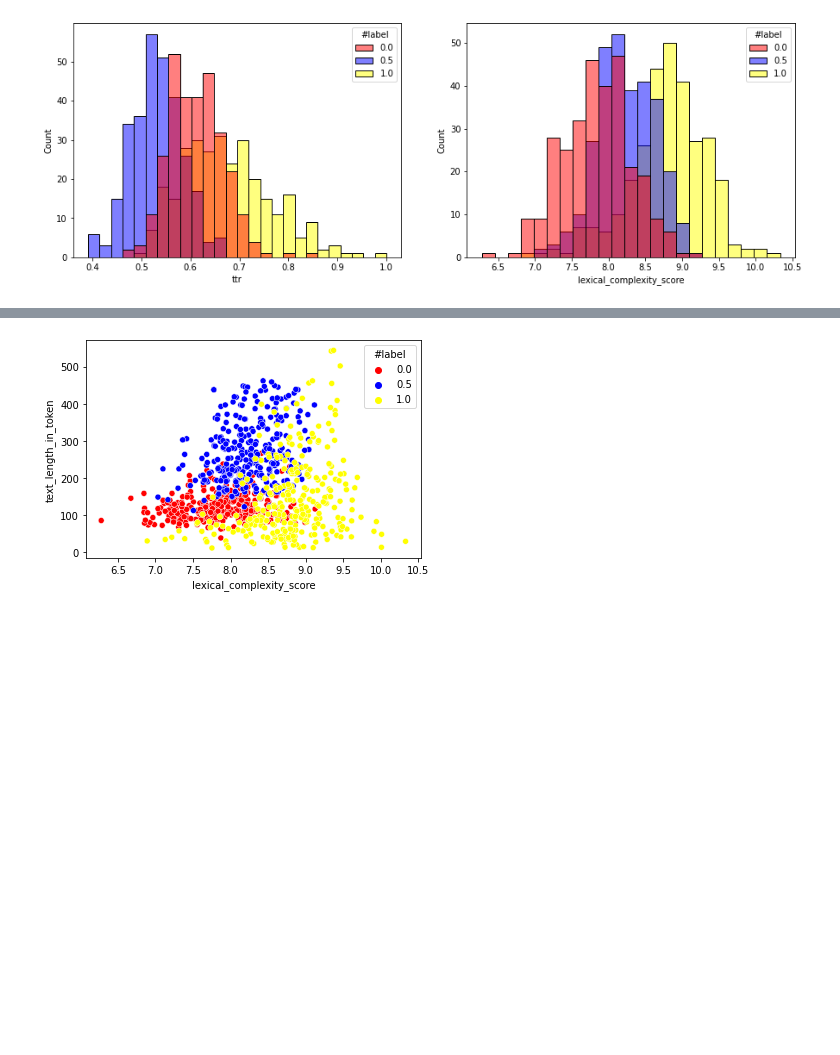
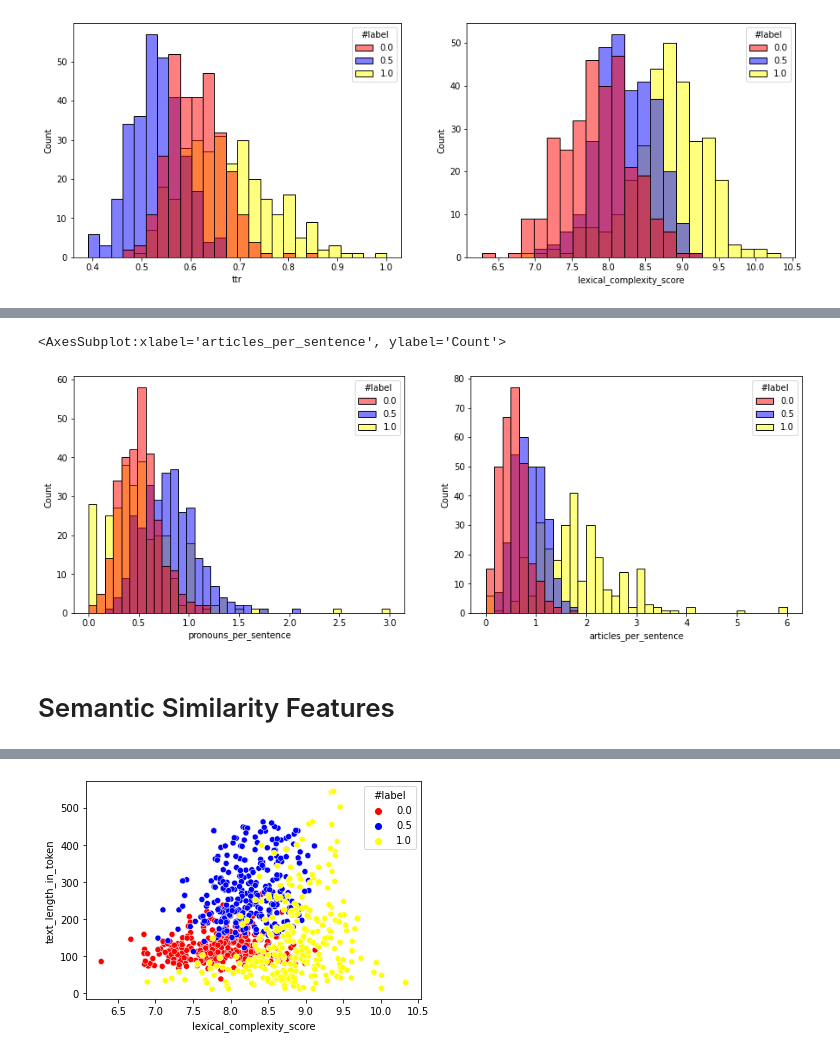
Before and after one commit to DanielAweis/TextComplexityFeatures, a Jupyter notebook: DataAnalysis.ipynb, the cells around one changed output, grey strips where cells are left out. Cells and saved outputs as stored; diff of their text form; code cells hidden in the pictures; blank space fills up the shorter version.

```diff
--- a/DataAnalysis.ipynb
+++ b/DataAnalysis.ipynb
@@ -172,0 +184,14 @@ sns.histplot(ax=axes[1], data=lexical_df, x="lexical_complexity_score", hue="#la
+# %%
+discourse_df = df[["#label", "pronouns_per_sentence", "articles_per_sentence"]]
+pos_miniklexi = discourse_df.loc[df["#label"] == 0.0]
+pos_klexikon = discourse_df.loc[df["#label"] == 0.5]
+pos_wiki = discourse_df.loc[df["#label"] == 1.0]
+# %%
+fig, axes = plt.subplots(nrows=1, ncols = 2, figsize=(15, 5))
+sns.histplot(ax=axes[0], data=discourse_df, x="pronouns_per_sentence", hue="#label", palette=["red", "blue", "yellow"])
+sns.histplot(ax=axes[1], data=discourse_df, x="articles_per_sentence", hue="#label", palette=["red", "blue", "yellow"])
+# %% [output]
+<AxesSubplot:xlabel='articles_per_sentence', ylabel='Count'>
+[figure, added]
+# %% [markdown]
+# Semantic Similarity Features
```
Also changed, not shown: parts of 12 cells of this notebook.
